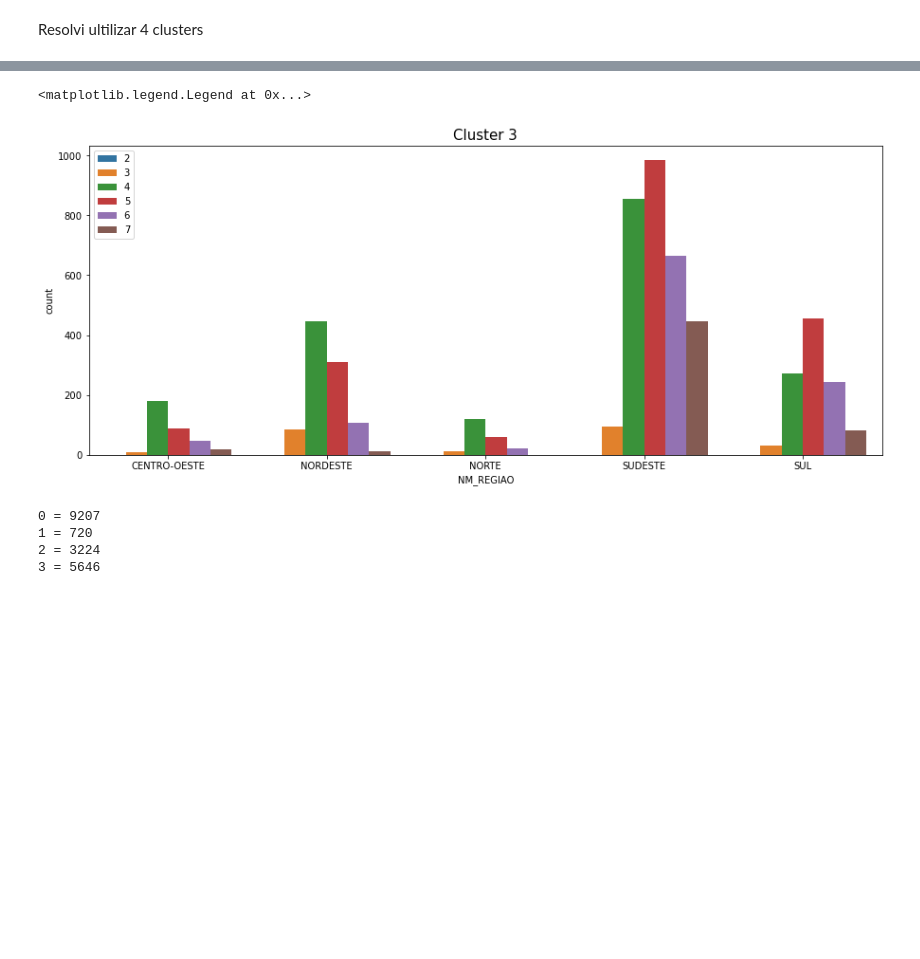
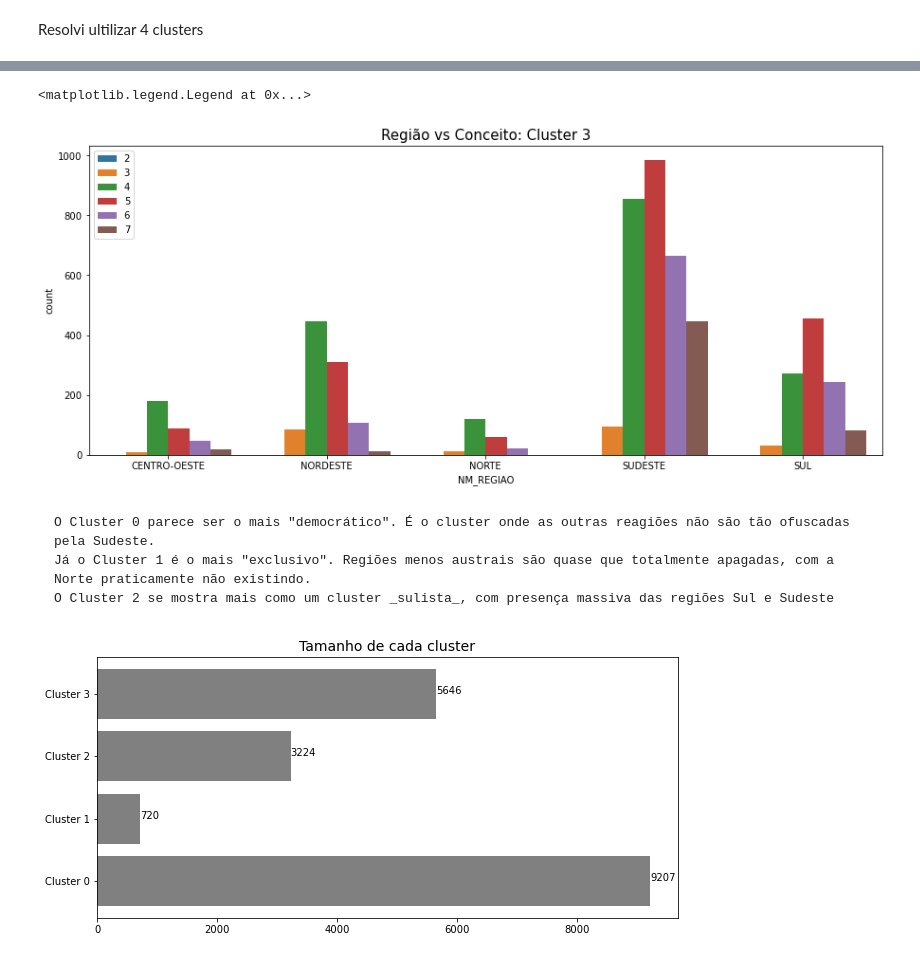
Before and after one commit to ieee-uerj/capes-data-analysis, a Jupyter notebook: Gustavo/Clusterização da Grande Base.ipynb, the cells around one changed output, grey strips where cells are left out. Cells and saved outputs as stored; diff of their text form; code cells hidden in the pictures; blank space fills up the shorter version.

```diff
--- a/Gustavo/Clusterização da Grande Base.ipynb
+++ b/Gustavo/Clusterização da Grande Base.ipynb
@@ -158,19 +149,25 @@ plt.legend(loc='upper left')
 # %%
 plt.figure(figsize=(15,6))
 sns.countplot(x='NM_REGIAO',data=df3,hue='CD_CONCEITO_PROGRAMA',order=regiao)
-plt.title('Cluster 3',size=15)
+plt.title('Região vs Conceito: Cluster 3',size=15)
 plt.legend(loc='upper left')
 # %% [output]
 <matplotlib.legend.Legend at 0x...>
-[figure, old version]
+[figure, new version]
+# %% [markdown]
+    O Cluster 0 parece ser o mais "democrático". É o cluster onde as outras reagiões não são tão ofuscadas pela Sudeste.
+    Já o Cluster 1 é o mais "exclusivo". Regiões menos austrais são quase que totalmente apagadas, com a Norte praticamente não existindo.
+    O Cluster 2 se mostra mais como um cluster _sulista_, com presença massiva das regiões Sul e Sudeste
 # %%
 #tamanho de cada cluster
-index=0
-for i in [df0,df1,df2,df3]:
-    print(index,"=",len(i))
-    index+=1
+plt.figure(figsize=(10.4, 4.8))
+
+barras = ['Cluster 0','Cluster 1', 'Cluster 2', 'Cluster 3']
+altura = [len(df0),len(df1),len(df2),len(df3)]
+
+plt.barh(barras, altura,color='grey')
+plt.title("Tamanho de cada cluster",size='14')
+for index, value in enumerate(altura):
+    plt.text(value, index, str(value))
 # %% [output]
-0 = 9207
-1 = 720
-2 = 3224
-3 = 5646
+[figure, added]
```
Also changed, not shown: parts of 13 cells of this notebook.
